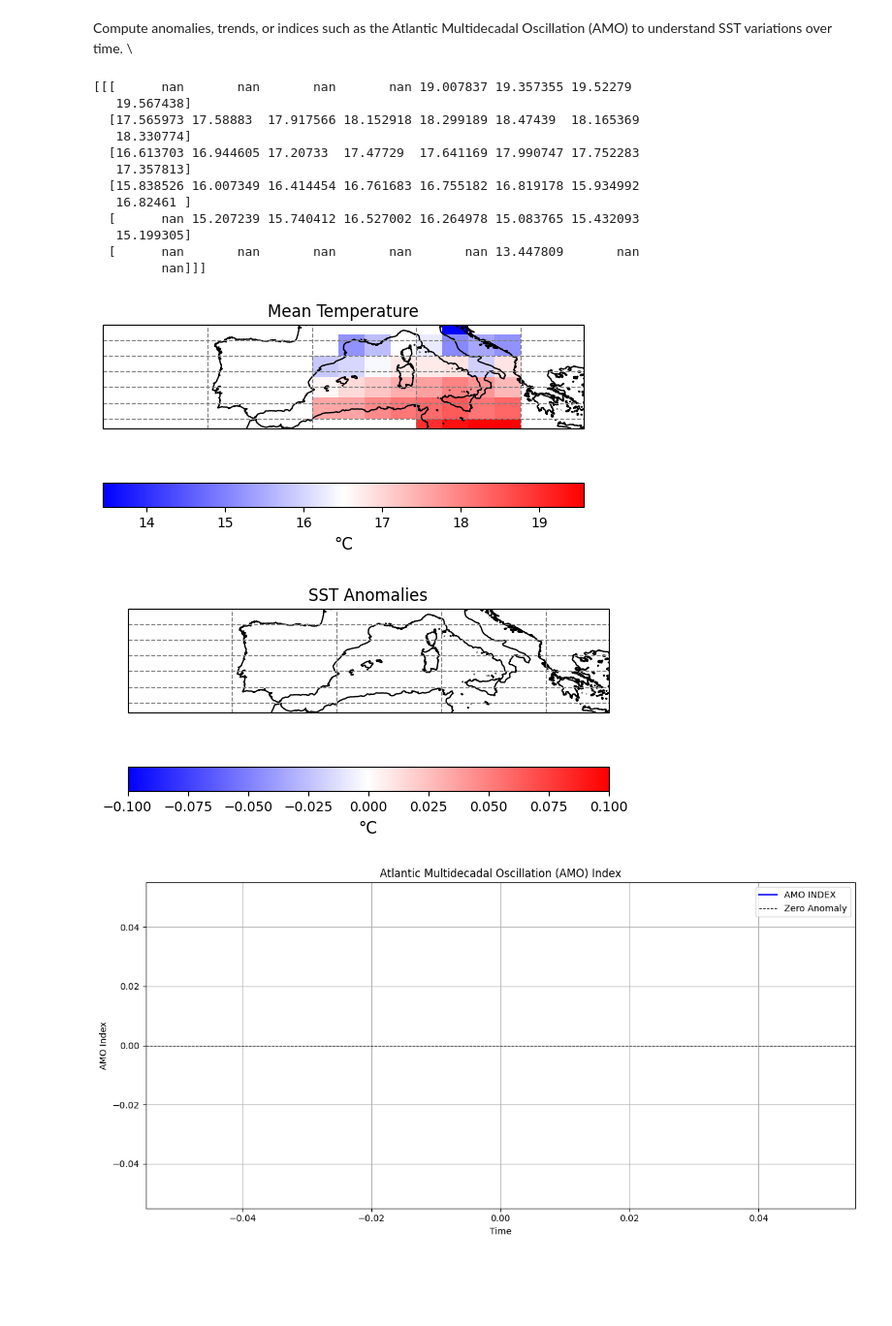
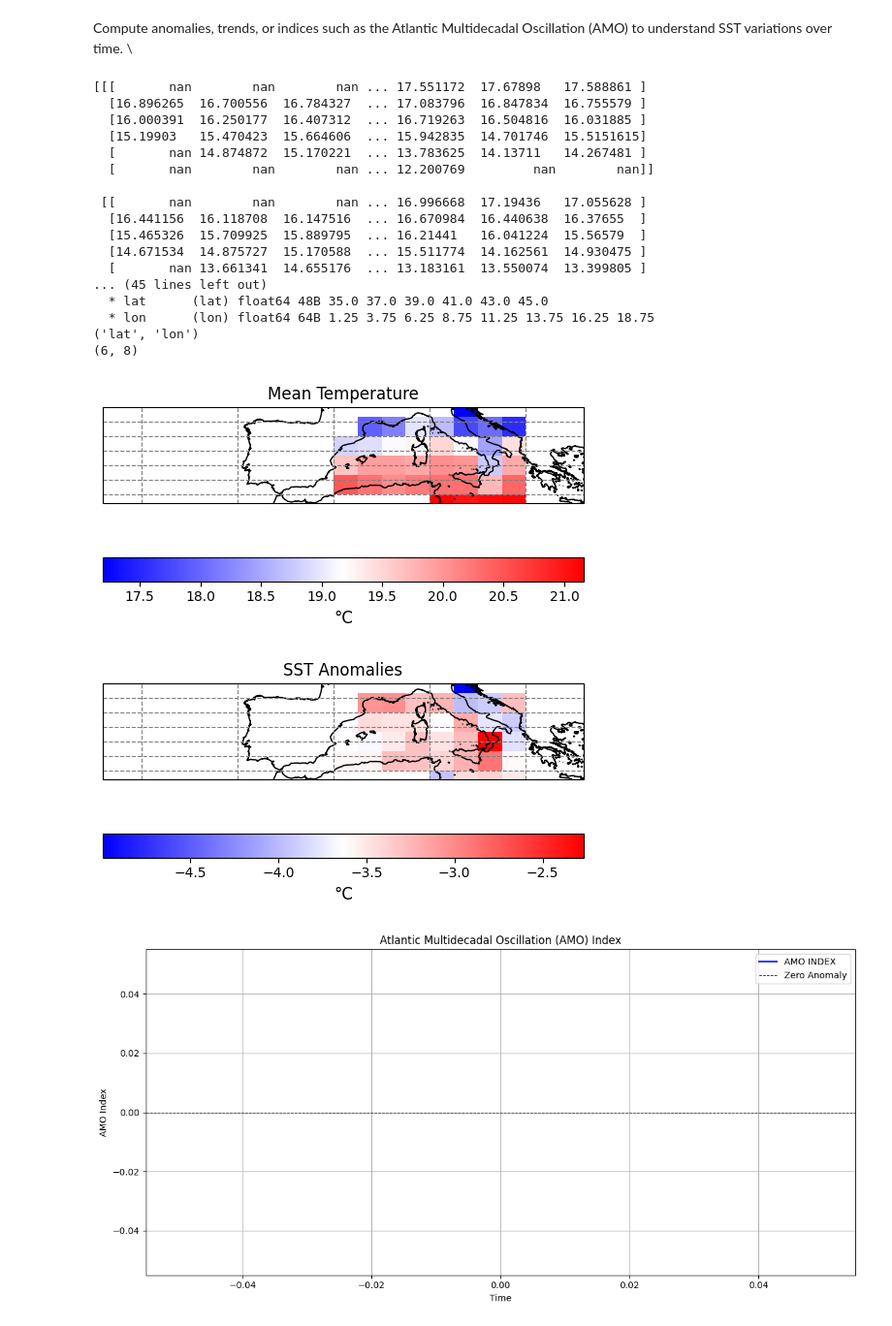
Before and after one commit to KathyBees/AI_Climate, a Jupyter notebook: drought_detection.ipynb, the cells around one changed output. Shown at 97% size. Cells and saved outputs as stored; diff of their text form; code cells hidden in the pictures; blank space fills up the shorter version.

Commit message:
Solved sst anomalies mistake

```diff
--- a/drought_detection.ipynb
+++ b/drought_detection.ipynb
@@ -127,11 +133,11 @@ Checklist: \
 <span style="color:green">NEW</span> Different lon und lat bounds \
 <span style="color:red">Decide on start and end time</span> \
 # %%
-#era5_path = 'gs://gcp-public-data-arco-era5/ar/full_37-1h-0p25deg-chunk-1.zarr-v3'
-#full_era5 = xarray.open_zarr(gcs.get_mapper(era5_path), chunks=None)
+era5_path = 'gs://gcp-public-data-arco-era5/ar/full_37-1h-0p25deg-chunk-1.zarr-v3'
+full_era5 = xarray.open_zarr(gcs.get_mapper(era5_path), chunks=None)
 
 #used for training as it is short, however empty amo_index and could be a longer range
-start_date = '2014-12-10'
+start_date = '2000-12-10'
 end_date = '2014-12-20'
 
 data_inner_steps = 24  # process every 24th hour
@@ -150,43 +156,58 @@ print(sst_subset.values)
 # Calculate the climatology (mean over the period)
 sst_subset['time'] = sst_subset.indexes['time']
 
-climatology = sst_subset.groupby('time').mean('time')
+climatology = sst_subset.mean(dim='time')
 
+print(climatology)
+print(climatology.dims)
+print(climatology.shape)
 # Compute SST anomalies
-sst_anomalies = sst_subset.groupby('time') - climatology
+sst_anomalies = sst_subset - climatology
 
 # Calculate the AMO index (example)
 amo_index = sst_anomalies.mean(dim=['lat', 'lon'])
 # %% [output]
-[[[      nan       nan       nan       nan 19.007837 19.357355 19.52279
-   19.567438]
-  [17.565973 17.58883  17.917566 18.152918 18.299189 18.47439  18.165369
-   18.330774]
-  [16.613703 16.944605 17.20733  17.47729  17.641169 17.990747 17.752283
-   17.357813]
-  [15.838526 16.007349 16.414454 16.761683 16.755182 16.819178 15.934992
-   16.82461 ]
-  [      nan 15.207239 15.740412 16.527002 16.264978 15.083765 15.432093
-   15.199305]
-  [      nan       nan       nan       nan       nan 13.447809       nan
-         nan]]]
+[[[       nan        nan        nan ... 17.551172  17.67898   17.588861 ]
+  [16.896265  16.700556  16.784327  ... 17.083796  16.847834  16.755579 ]
+  [16.000391  16.250177  16.407312  ... 16.719263  16.504816  16.031885 ]
+  [15.19903   15.470423  15.664606  ... 15.942835  14.701746  15.5151615]
+  [       nan 14.874872  15.170221  ... 13.783625  14.13711   14.267481 ]
+  [       nan        nan        nan ... 12.200769         nan        nan]]
+
+ [[       nan        nan        nan ... 16.996668  17.19436   17.055628 ]
+  [16.441156  16.118708  16.147516  ... 16.670984  16.440638  16.37655  ]
+  [15.465326  15.709925  15.889795  ... 16.21441   16.041224  15.56579  ]
+  [14.671534  14.875727  15.170588  ... 15.511774  14.162561  14.930475 ]
+  [       nan 13.661341  14.655176  ... 13.183161  13.550074  13.399805 ]
+... (45 lines left out)
+  * lat      (lat) float64 48B 35.0 37.0 39.0 41.0 43.0 45.0
+  * lon      (lon) float64 64B 1.25 3.75 6.25 8.75 11.25 13.75 16.25 18.75
+('lat', 'lon')
+(6, 8)
 # %%
-region = [-20, 26, 35, 45]
+region = [-24, 26, 35, 45]
 
 plt.figure()
 ax = plt.axes(projection=cartopy.crs.PlateCarree(central_longitude=0))
 ax.set_global()
 ax.set_extent(region, crs=cartopy.crs.PlateCarree())
 ax.gridlines(linestyle='--',color='gray')
 ax.coastlines()
 
-temp_cartopy = ax.pcolormesh(sst_subset['lon'], sst_subset['lat'], climatology[0,:,:], transform=cartopy.crs.PlateCarree(), shading='auto',cmap='bwr')
+temp_cartopy = ax.pcolormesh(
+    sst_subset['lon'],
+    sst_subset['lat'],
+    climatology,
+    transform=cartopy.crs.PlateCarree(),
+    shading='auto',
+    cmap='bwr'
+)
 colorbar = plt.colorbar(temp_cartopy, ax=ax, orientation='horizontal', label='Mean Temperature')
 colorbar.set_label("°C",size=12,rotation=0)
 plt.title("Mean Temperature")
 plt.show()
 # %% [output]
-[figure, old version]
+[figure, new version]
 # %%
 plt.figure()
 ax = plt.axes(projection=cartopy.crs.PlateCarree(central_longitude=0))
@@ -201,7 +222,7 @@ colorbar.set_label("°C",size=12,rotation=0)
 plt.title("SST Anomalies")
 plt.show()
 # %% [output]
-[figure, old version]
+[figure, new version]
 # %%
 plt.figure(figsize=(12,6))
 plt.plot(amo_index, label="AMO INDEX", color="b")
```
Also changed, not shown: parts of 6 cells of this notebook.
